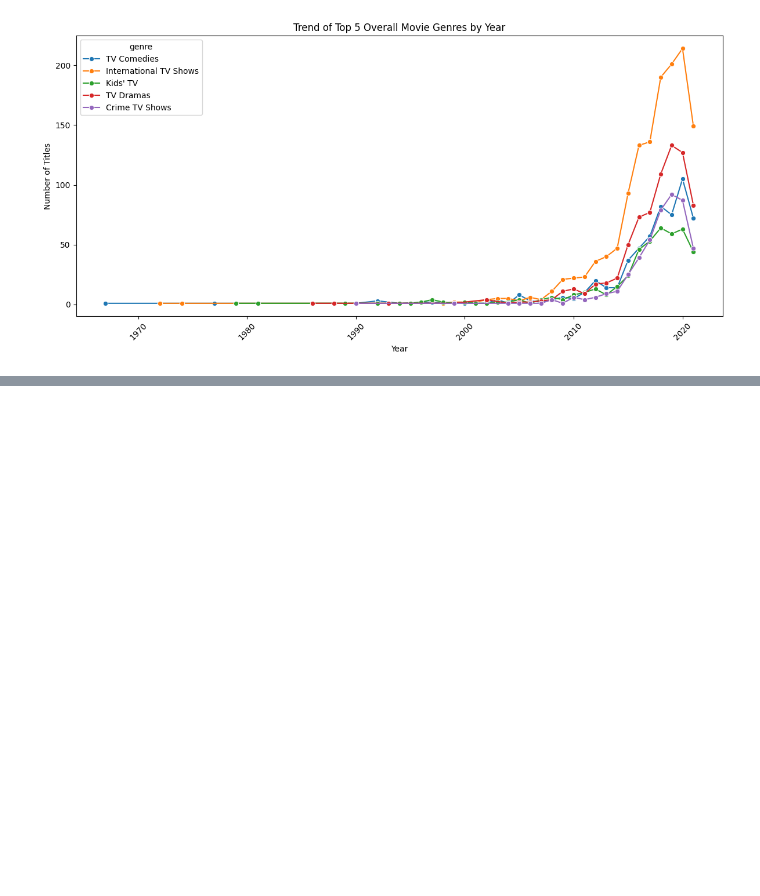
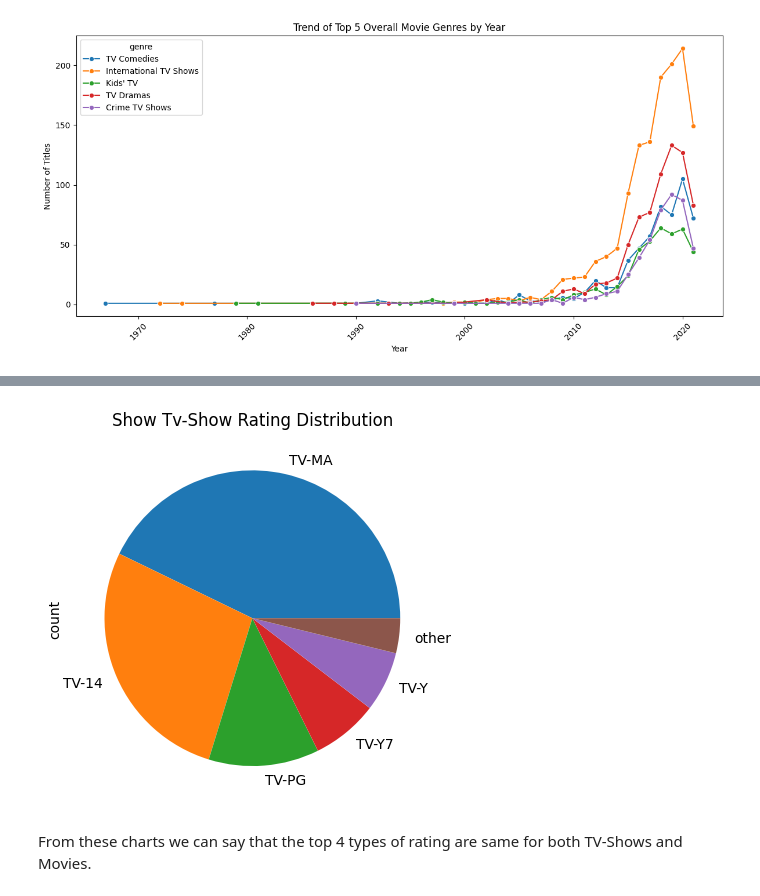
Before and after one commit to abhisheksinha27x/Data-Analysis-Projects, a Jupyter notebook: netflix/main.ipynb, the cells around one changed output, grey strips where cells are left out. Cells and saved outputs as stored; diff of their text form; code cells hidden in the pictures; blank space fills up the shorter version.

```diff
--- a/netflix/main.ipynb
+++ b/netflix/main.ipynb
@@ -322,0 +356,10 @@ plt.show()
+# %%
+tvshow_rating_value = netflix_tvshow['rating'].value_counts()
+tvshow_rating_value['other'] = tvshow_rating_value[tvshow_rating_value < 100].sum()
+tvshow_rating_value[tvshow_rating_value > 100].plot.pie()
+plt.title("Show Tv-Show Rating Distribution")
+plt.show()
+# %% [output]
+[figure, added]
+# %% [markdown]
+From these charts we can say that the top 4 types of rating are same for both TV-Shows and Movies.
```
Also changed, not shown: parts of 3 cells of this notebook.
